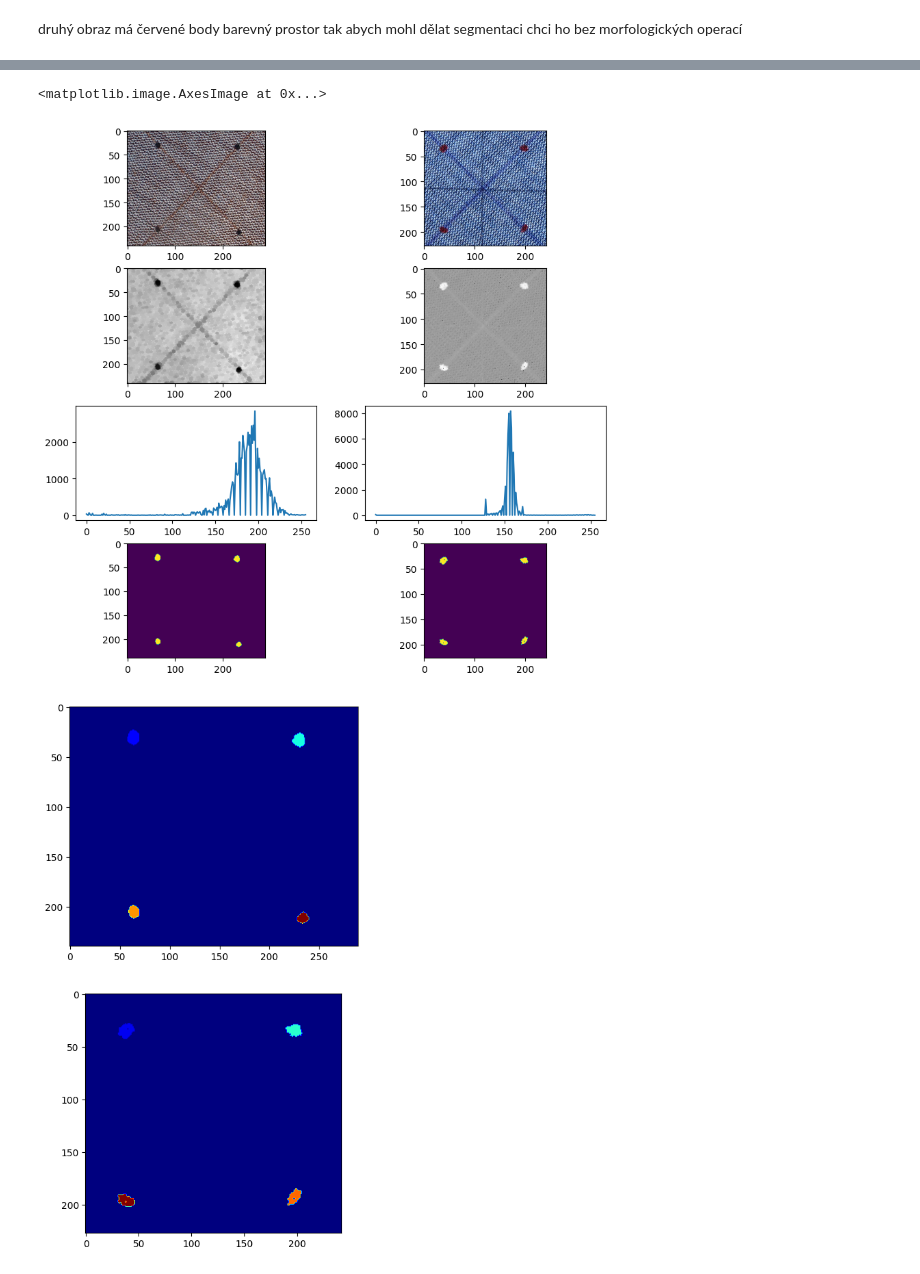
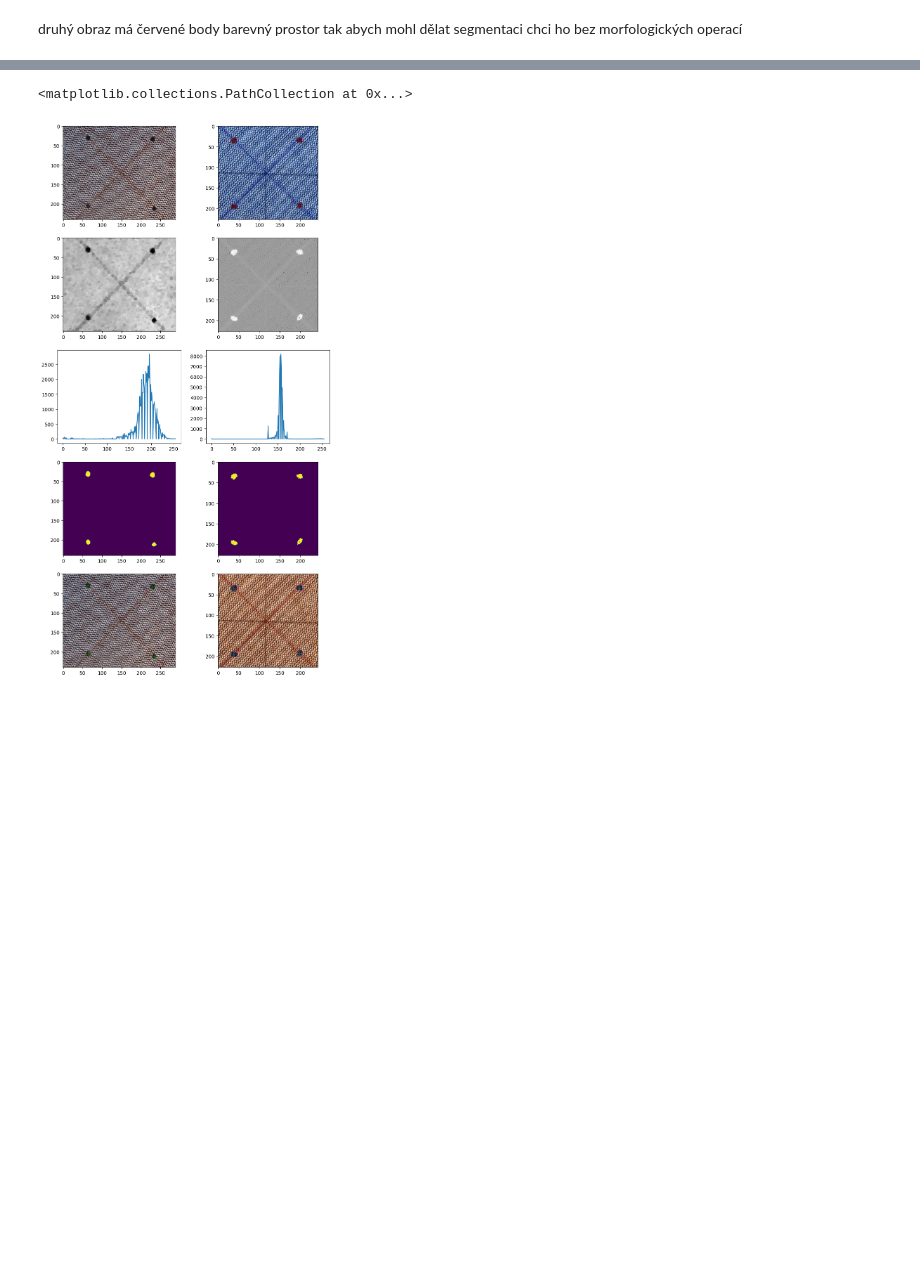
Before and after one commit to KNajman/UZO, a Jupyter notebook: CV_08/cv08.ipynb, the cells around one changed output, grey strips where cells are left out. Saved outputs shown, nothing was run; the diff lists cells and outputs as text; code cells hidden in the pictures; blank space fills up the shorter version.

```diff
--- a/CV_08/cv08.ipynb
+++ b/CV_08/cv08.ipynb
@@ -178,58 +178,56 @@ def region_coloring(img):
     print(np.unique(final_img))
     return final_img
 
-
-def print_cross(img, x, y, size=10, color=(0, 255, 0)):
-    """
-    print cross on image on given coordinates
-    param img: input image
-    param x: x coordinate
-    param y: y coordinate
-    param size: size of cross
-    param color: color of cross
-    """
-    for i in range(size):
-        img[x + i, y] = color
-        img[x, y + i] = color
-    return img
+def center_of_mass(img):
+    centers = []
+    for i in np.unique(img):
+        mask = (img == i)
+        y, x = np.where(mask)
+        print('Center of mass for region {}: ({:.2f}, {:.2f})'.format(i, np.mean(x), np.mean(y)))
+        if i != 0:
+            centers.append((np.mean(x), np.mean(y)))
+    return centers
 
 
-#function to print cross
-
-plt.figure(figsize=(10, 10))
-plt.subplot(4, 2, 1)
+plt.figure(figsize=(10, 20))
+plt.subplot(5, 2, 1)
 plt.imshow(cv08_im1)
-plt.subplot(4, 2, 2)
+plt.subplot(5, 2, 2)
 plt.imshow(cv2.cvtColor(cv08_im2, cv2.COLOR_BGR2RGB))
-plt.subplot(4, 2, 3)
+plt.subplot(5, 2, 3)
 cv08_im1_gray = img_to_gray(cv08_im1)
 cv08_im1_closed = closing(cv08_im1_gray)
 plt.imshow(cv08_im1_closed, cmap="gray")
-plt.subplot(4, 2, 4)
+plt.subplot(5, 2, 4)
 cv08_im2_hsv = cv2.cvtColor(cv08_im2, cv2.COLOR_BGR2HSV)[:, :, 0]
 plt.imshow(cv08_im2_hsv, cmap="gray")
-plt.subplot(4, 2, 5)
+plt.subplot(5, 2, 5)
 plt.plot(np.histogram(cv08_im1_closed, bins=256)[0])
-plt.subplot(4, 2, 6)
+plt.subplot(5, 2, 6)
 plt.plot(np.histogram(cv08_im2_hsv, bins=256)[0])
 
-plt.subplot(4, 2, 7)
+plt.subplot(5, 2, 7)
 seg_cv08_im1 = image_color_segmentation(cv08_im1_closed, 110)
 plt.imshow(seg_cv08_im1)
 
 
-plt.subplot(4, 2, 8)
+plt.subplot(5, 2, 8)
 seg_cv08_im2 = image_color_segmentation(cv08_im2_hsv, 150)
 seg_cv08_im2 = cv2.bitwise_not(seg_cv08_im2)
 plt.imshow(seg_cv08_im2)
 
-plt.figure(figsize=(10, 10))
-plt.subplot(2, 1, 1)
-cv08_im1 = region_coloring(seg_cv08_im1)
-plt.imshow(cv08_im1, cmap="jet")
 
-plt.subplot(2, 1, 2)
-cv08_im2 = region_coloring(seg_cv08_im2)
-plt.imshow(cv08_im2, cmap="jet")
+plt.subplot(5, 2, 9)
+plt.imshow(cv08_im1)
+im1 = region_coloring(seg_cv08_im1)
+centers = center_of_mass(im1)
+plt.scatter([x for x, y in centers], [y for x, y in centers], c='g', s=50, marker='+')
+
+
+plt.subplot(5, 2, 10)
+plt.imshow(cv08_im2)
+im2 = region_coloring(seg_cv08_im2)
+centers = center_of_mass(im2)
+plt.scatter([x for x, y in centers], [y for x, y in centers], c='g', s=50, marker='+')
 # %% [output]
 [0 1 3 6 8]
@@ -237,3 +245,2 @@ plt.imshow(cv08_im2, cmap="jet")
-<matplotlib.image.AxesImage at 0x...>
+<matplotlib.collections.PathCollection at 0x...>
-[figure, old version]
+[figure, new version]
-[figure, removed]
```
Also changed, not shown: parts of 1 cell of this notebook.
